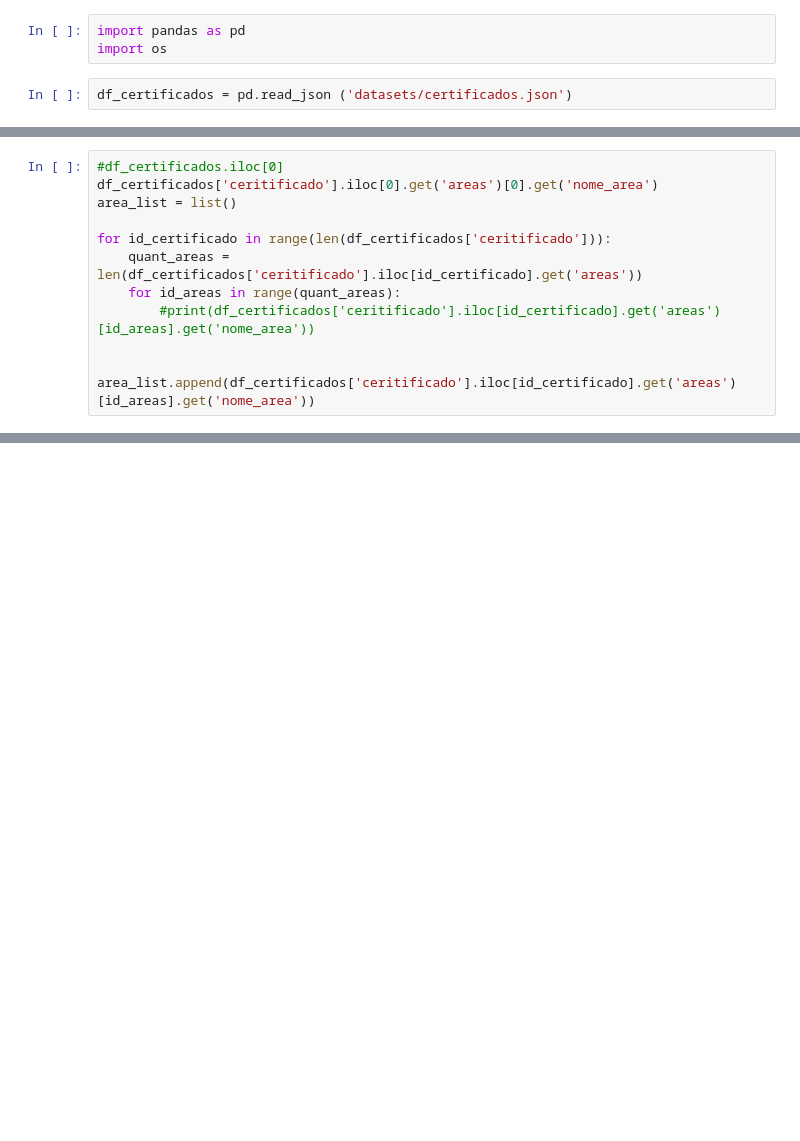
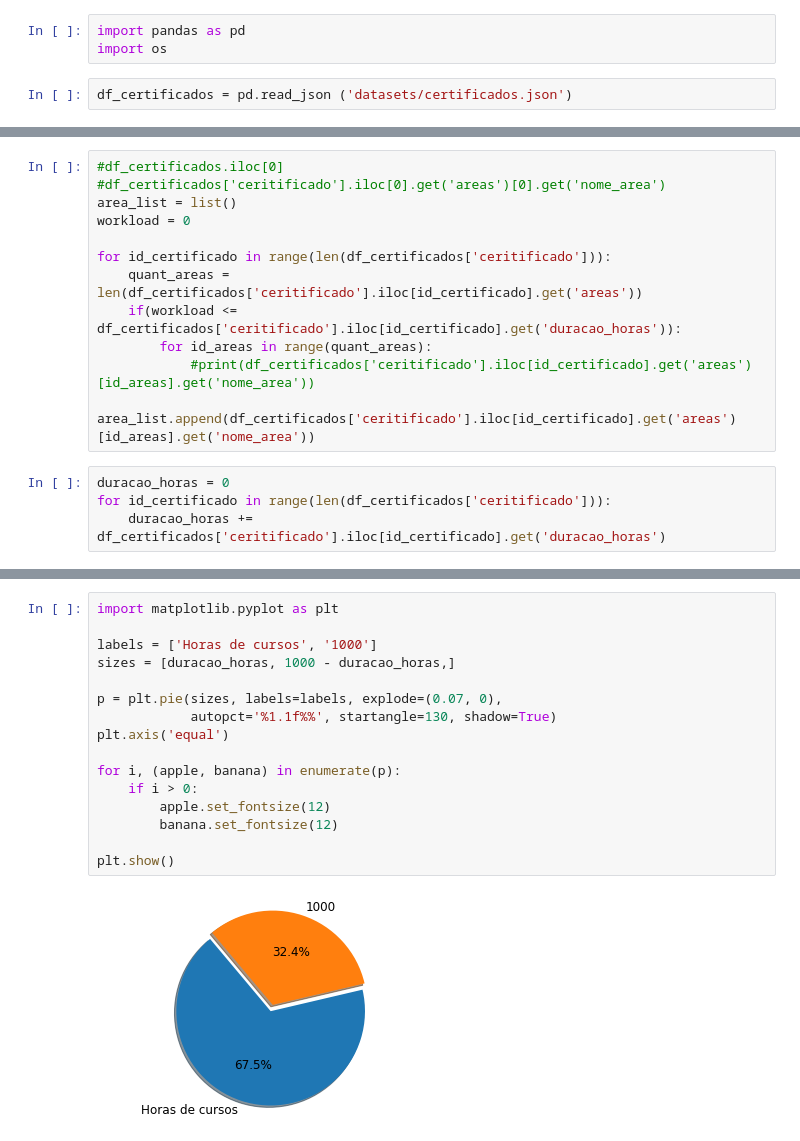
Before and after one commit to RonildoSilva/Curriculum-Vitae, a Jupyter notebook: Untitled.ipynb, the cells around one changed output, grey strips where cells are left out. Cells and saved outputs as stored; diff of their text form; blank space fills up the shorter version.

```diff
--- a/Untitled.ipynb
+++ b/Untitled.ipynb
@@ -16,11 +15,16 @@ df_certificados
 # %%
 #df_certificados.iloc[0]
-df_certificados['ceritificado'].iloc[0].get('areas')[0].get('nome_area')
+#df_certificados['ceritificado'].iloc[0].get('areas')[0].get('nome_area')
 area_list = list()
+workload = 0
 
 for id_certificado in range(len(df_certificados['ceritificado'])):
     quant_areas = len(df_certificados['ceritificado'].iloc[id_certificado].get('areas'))
-    for id_areas in range(quant_areas):
-        #print(df_certificados['ceritificado'].iloc[id_certificado].get('areas')[id_areas].get('nome_area'))
-
-        area_list.append(df_certificados['ceritificado'].iloc[id_certificado].get('areas')[id_areas].get('nome_area'))
+    if(workload <= df_certificados['ceritificado'].iloc[id_certificado].get('duracao_horas')):
+        for id_areas in range(quant_areas):
+            #print(df_certificados['ceritificado'].iloc[id_certificado].get('areas')[id_areas].get('nome_area'))
+            area_list.append(df_certificados['ceritificado'].iloc[id_certificado].get('areas')[id_areas].get('nome_area'))
+# %%
+duracao_horas = 0
+for id_certificado in range(len(df_certificados['ceritificado'])):
+    duracao_horas += df_certificados['ceritificado'].iloc[id_certificado].get('duracao_horas')
@@ -26,0 +35,18 @@ for id_certificado in range(len(df_certificados['ceritificado'])):
+# %%
+import matplotlib.pyplot as plt
+
+labels = ['Horas de cursos', '1000']
+sizes = [duracao_horas, 1000 - duracao_horas,]
+
+p = plt.pie(sizes, labels=labels, explode=(0.07, 0),
+            autopct='%1.1f%%', startangle=130, shadow=True)
+plt.axis('equal')
+
+for i, (apple, banana) in enumerate(p):
+    if i > 0:
+        apple.set_fontsize(12)
+        banana.set_fontsize(12)
+
+plt.show()
+# %% [output]
+[figure, added]
```
Also changed, not shown: parts of 11 cells of this notebook, 6 other files.
